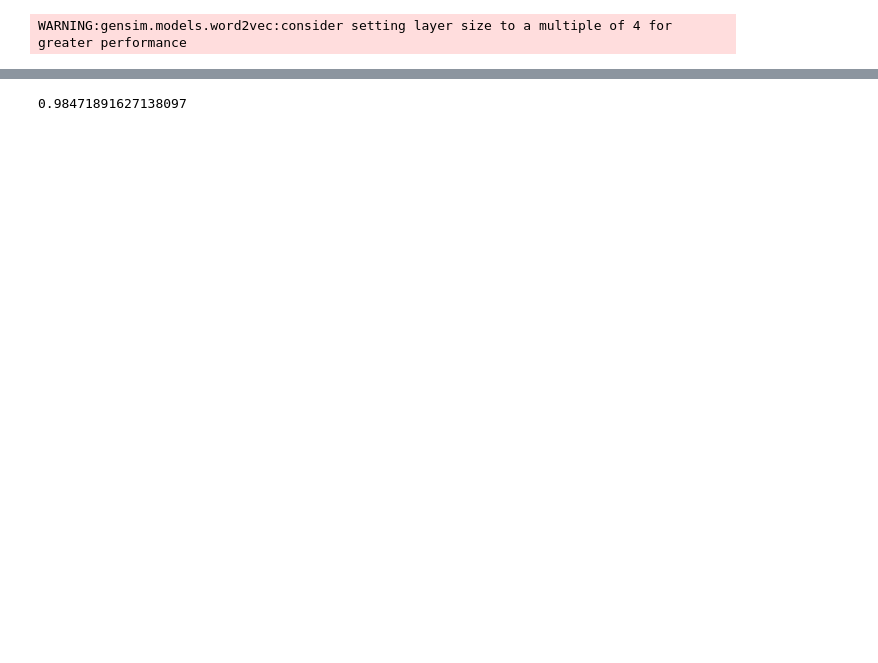
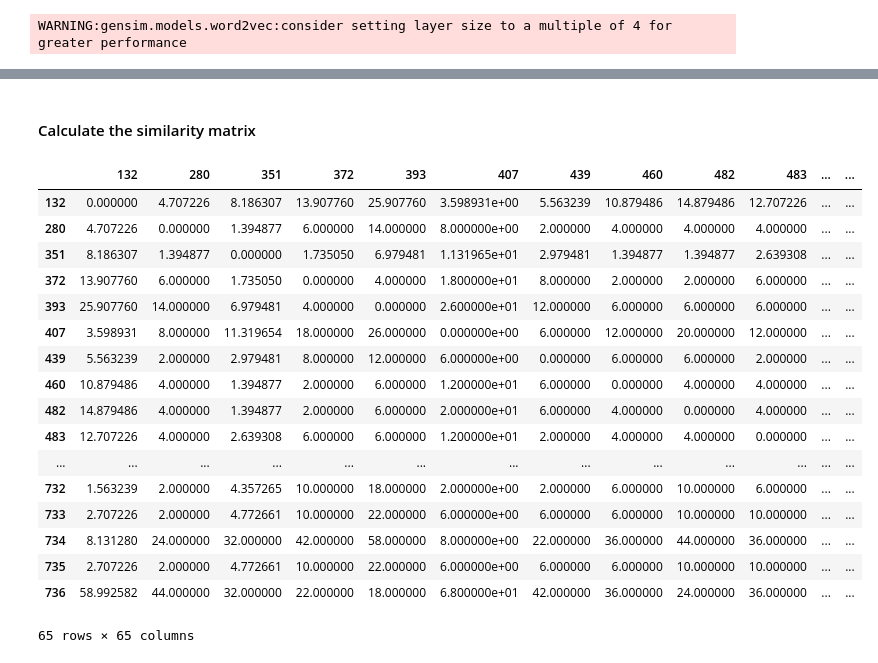
Before and after one commit to kris-singh/grap2vec, a Jupyter notebook: Untitled0.ipynb, the cells around one changed output, grey strips where cells are left out. Saved outputs shown, nothing was run; the diff lists cells and outputs as text; code cells hidden in the pictures; blank space fills up the shorter version.

```diff
--- a/Untitled0.ipynb
+++ b/Untitled0.ipynb
@@ -15,12 +16,14 @@ ret_start_val = -1
 #dir_name = os.listdir('../Data/all_graph10/')
 #file_name = ["../Data/all_graph10/"+i  for i in dir_name]
 #driver function for the program
+np.random.seed(0)
 file_name = "/home/kris/Desktop/ML_DeppWalk/Data/all_graph10/graph5.g6"
-full_hash_table = []
+full_hash_table = {}
 print file_name
 file_list = nx.read_graph6(file_name)
 d = 5 #context window size
 vocab = [] #vocab """we migh have to save it to the disk and start again if size too big"""
+sim_matrix = []
 ret_start_val = 0
 total_neigh = []
 for i in range(1,len(file_list)):
@@ -31,11 +34,7 @@ for i in range(1,len(file_list)):
     total_neigh = [j for j in total_neigh if j is not None]
     ret_hash_table = populate_table(i,start_val,total_neigh)
     ret_start_val = max(list(ret_hash_table.values()))
-    full_hash_table.append(ret_hash_table)
-    print i
-    create_partial_vocab(total_neigh,ret_hash_table,i,d,vocab)
-
-nx.draw_networkx(file_list[7])
-print len(file_list)
+    full_hash_table.update(ret_hash_table)
+create_vocab(2,full_hash_table,d,vocab)
 # %% [output]
 /home/kris/Desktop/ML_DeppWalk/Data/all_graph10/graph5.g6
@@ -300,9 +311,45 @@ print vocab
-# %%
-model.n_similarity(["1"], ["2"])
-# %% [output]
-0.98471891627138097
+# %% [markdown]
+#### Calculate the similarity matrix
 # %%
-writer = csv.writer(open('hashmap_.csv', 'wb'))
-for i in full_hash_table:
-    for key, value in i.items():
-        writer.writerow([key, value])
+writer = csv.writer(open('hashmap_5_new.csv', 'wb'))
+for key,value in full_hash_table.items():
+    writer.writerow([key, value])
+# %%
+mydict = {}
+with open('./hashmap_5_new.csv','r') as f:
+    reader = csv.reader(f)
+    for row in reader:
+        mydict[row[1]] =  row[0]
+# %%
+sim_ = calc_similarity(mydict)
+df = pd.DataFrame(sim_.values(),index=sim_.keys())
+# %%
+df_dict = {}
+for i in df.index:
+    for j in df.loc[i]:
+        if i not in df_dict.keys():
+            df_dict[i] = j
+        else:
+            df_dict[i].update(j)
+
+df = pd.DataFrame(df_dict)
+df
+# %% [output]
+|  | 132 | 280 | 351 | 372 | 393 | 407 | 439 | 460 | 482 | 483 | ... | ... |
+| 132 | 0.000000 | 4.707226 | 8.186307 | 13.907760 | 25.907760 | 3.598931e+00 | 5.563239 | 10.879486 | 14.879486 | 12.707226 | ... | ... |
+| 280 | 4.707226 | 0.000000 | 1.394877 | 6.000000 | 14.000000 | 8.000000e+00 | 2.000000 | 4.000000 | 4.000000 | 4.000000 | ... | ... |
+| 351 | 8.186307 | 1.394877 | 0.000000 | 1.735050 | 6.979481 | 1.131965e+01 | 2.979481 | 1.394877 | 1.394877 | 2.639308 | ... | ... |
+| 372 | 13.907760 | 6.000000 | 1.735050 | 0.000000 | 4.000000 | 1.800000e+01 | 8.000000 | 2.000000 | 2.000000 | 6.000000 | ... | ... |
+| 393 | 25.907760 | 14.000000 | 6.979481 | 4.000000 | 0.000000 | 2.600000e+01 | 12.000000 | 6.000000 | 6.000000 | 6.000000 | ... | ... |
+| 407 | 3.598931 | 8.000000 | 11.319654 | 18.000000 | 26.000000 | 0.000000e+00 | 6.000000 | 12.000000 | 20.000000 | 12.000000 | ... | ... |
+| 439 | 5.563239 | 2.000000 | 2.979481 | 8.000000 | 12.000000 | 6.000000e+00 | 0.000000 | 6.000000 | 6.000000 | 2.000000 | ... | ... |
+| 460 | 10.879486 | 4.000000 | 1.394877 | 2.000000 | 6.000000 | 1.200000e+01 | 6.000000 | 0.000000 | 4.000000 | 4.000000 | ... | ... |
+| 482 | 14.879486 | 4.000000 | 1.394877 | 2.000000 | 6.000000 | 2.000000e+01 | 6.000000 | 4.000000 | 0.000000 | 4.000000 | ... | ... |
+| 483 | 12.707226 | 4.000000 | 2.639308 | 6.000000 | 6.000000 | 1.200000e+01 | 2.000000 | 4.000000 | 4.000000 | 0.000000 | ... | ... |
+| ... | ... | ... | ... | ... | ... | ... | ... | ... | ... | ... | ... | ... |
+| 732 | 1.563239 | 2.000000 | 4.357265 | 10.000000 | 18.000000 | 2.000000e+00 | 2.000000 | 6.000000 | 10.000000 | 6.000000 | ... | ... |
+| 733 | 2.707226 | 2.000000 | 4.772661 | 10.000000 | 22.000000 | 6.000000e+00 | 6.000000 | 6.000000 | 10.000000 | 10.000000 | ... | ... |
+| 734 | 8.131280 | 24.000000 | 32.000000 | 42.000000 | 58.000000 | 8.000000e+00 | 22.000000 | 36.000000 | 44.000000 | 36.000000 | ... | ... |
+| 735 | 2.707226 | 2.000000 | 4.772661 | 10.000000 | 22.000000 | 6.000000e+00 | 6.000000 | 6.000000 | 10.000000 | 10.000000 | ... | ... |
+| 736 | 58.992582 | 44.000000 | 32.000000 | 22.000000 | 18.000000 | 6.800000e+01 | 42.000000 | 36.000000 | 24.000000 | 36.000000 | ... | ... |
+65 rows × 65 columns
```
Also changed, not shown: parts of 22 cells of this notebook, 20 other files.
